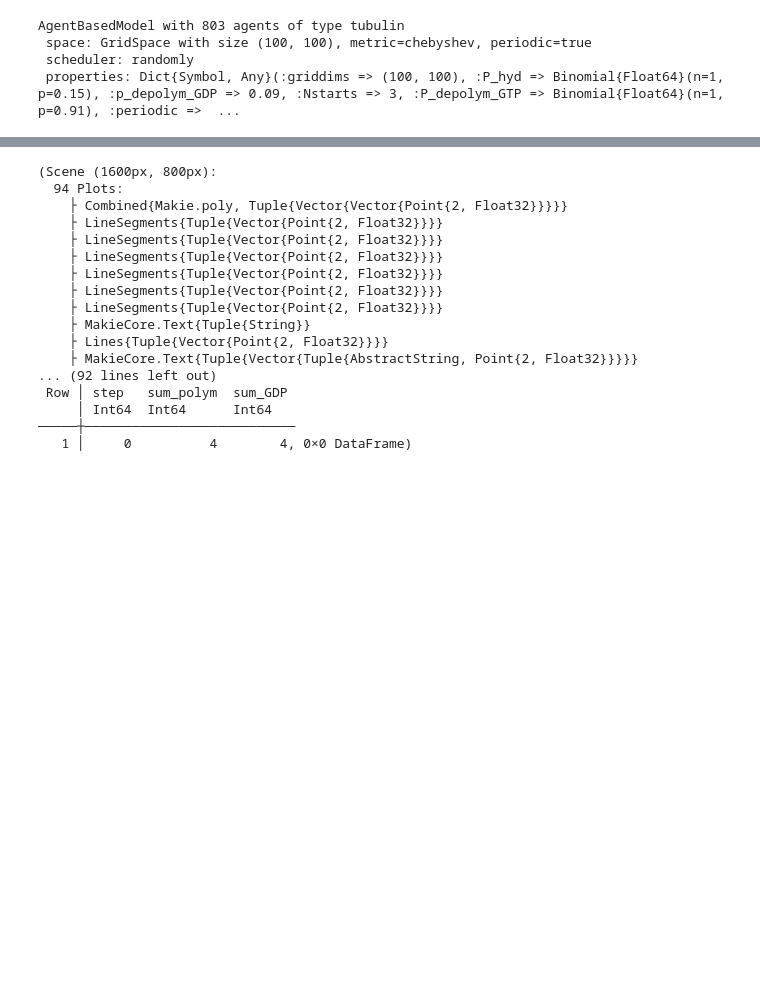
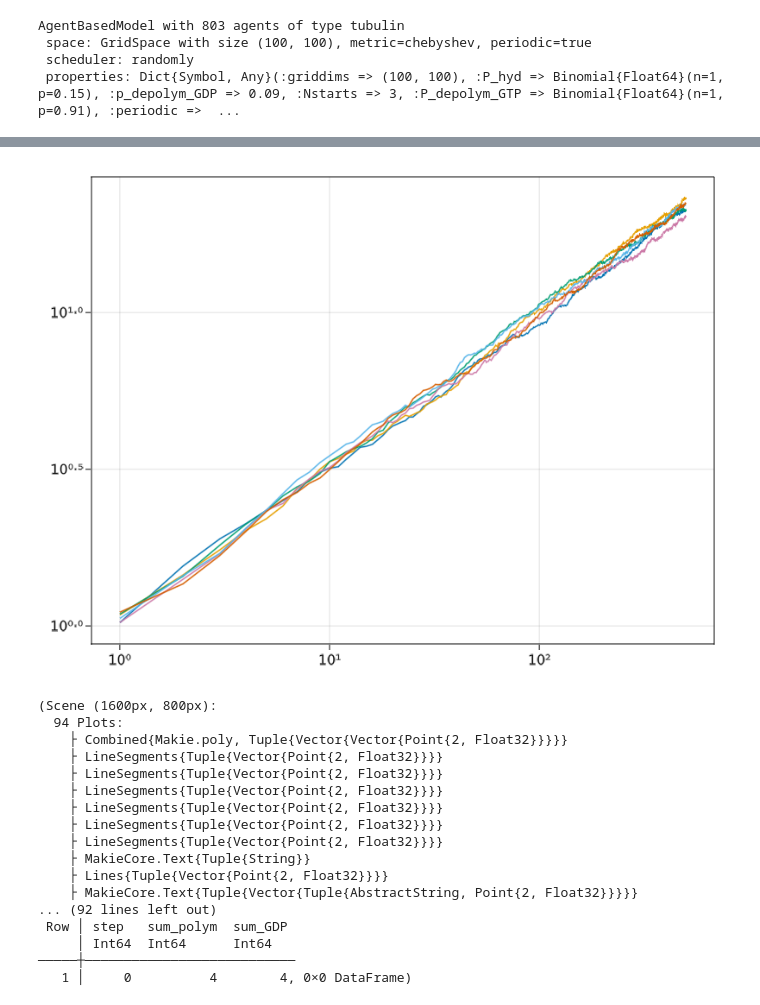
Before and after one commit to vh94/microtubule, a Jupyter notebook: microtubule.ipynb, the cells around one changed output, grey strips where cells are left out. Saved outputs shown, nothing was run; the diff lists cells and outputs as text; code cells hidden in the pictures; blank space fills up the shorter version.

```diff
--- a/microtubule.ipynb
+++ b/microtubule.ipynb
@@ -275,20 +301,19 @@ MSDS
 # %%
 # MSD plots
 MSDS = MSDS[setdiff(1:end, 1), :]#delete 0 timestep before plotting since log(0) not defined.
 f = Figure()
 Axis(f[1, 1],yscale=log10,xscale=log10)
 #Axis(f[1,1])
 lines!(MSDS.ens_1)
 lines!(MSDS.ens_2)
 lines!(MSDS.ens_3)
 lines!(MSDS.ens_4)
 lines!(MSDS.ens_5)
 lines!(MSDS.ens_6)
-lines!(MSDS.ens_7)
-lines!(MSDS.ens_8)
-lines!(MSDS.ens_9)
-lines!(MSDS.ens_10)
+
 f
+# %% [output]
+[figure, added]
 # %%
 # Interactive exploration:
 using Statistics
```
Also changed, not shown: parts of 9 cells of this notebook.
